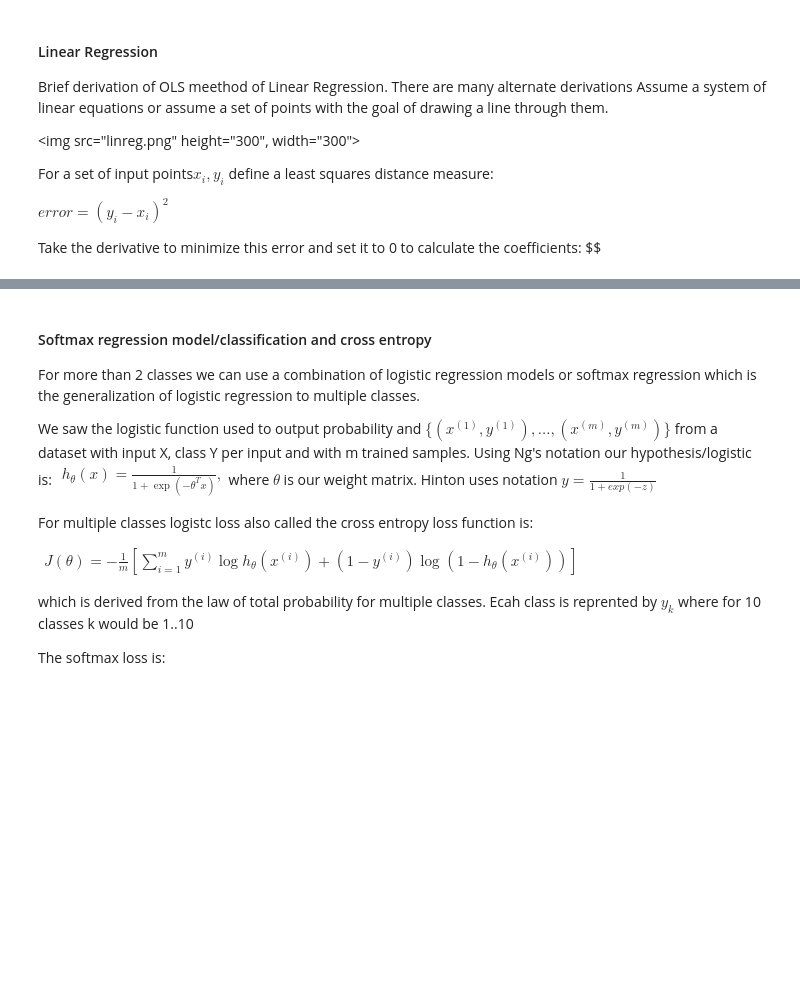
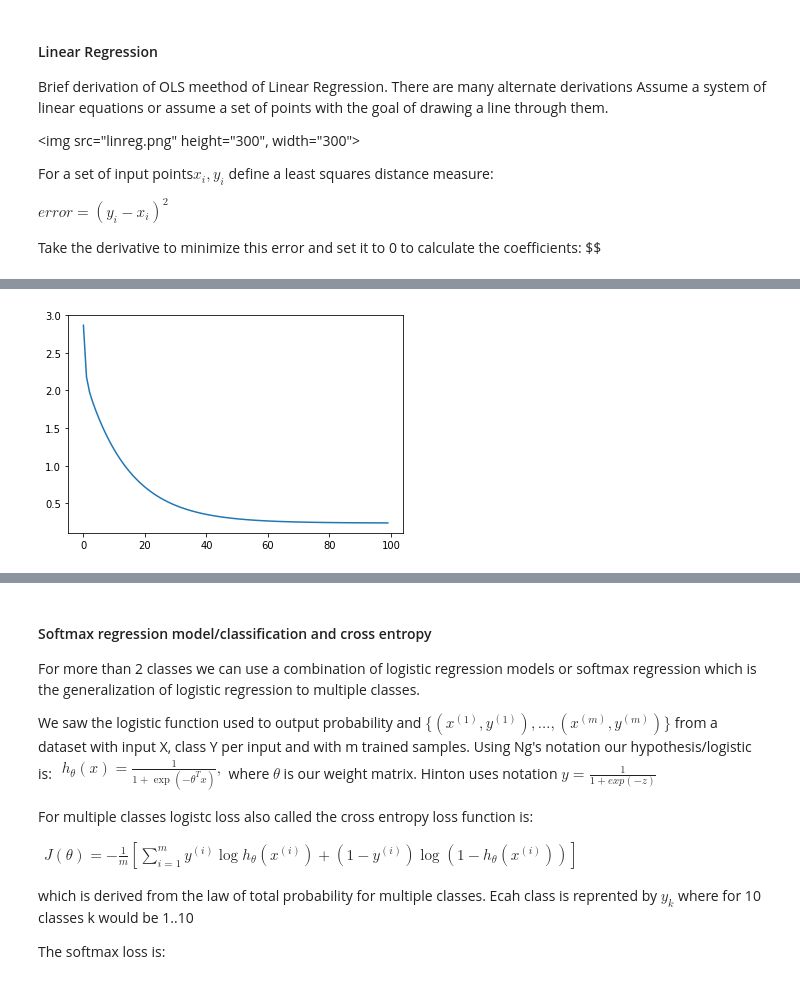
Before and after one commit to dougc333/DeepLearning, a Jupyter notebook: hinton/LinearRegressionNN.ipynb, the cells around one changed output, grey strips where cells are left out. Drawn from its saved outputs; the diff is of its cells as text; code cells hidden in the pictures; blank space fills up the shorter version.

```diff
--- a/hinton/LinearRegressionNN.ipynb
+++ b/hinton/LinearRegressionNN.ipynb
@@ -25,10 +25,6 @@ pos_examples1 = np.array([[0.871429,0.624585,1],[ -0.020000,-0.923588,1],
 neg_examples1 = np.array([[-0.80857,0.83721,1],[0.35714,0.85050,1],
                          [-0.75143,-0.73090,1],[-0.30000,0.12625,1]
                         ])
-
-
-
-x=pos_examples1
 # %% [markdown]
 The simplest neuron is a linear neuron used for performing linear separation.
 
@@ -108,0 +58,68 @@ classificaiton problem.
+# %%
+import matplotlib.pyplot as plt
+import numpy as np
+import tensorflow as tf
+from sklearn import datasets
+
+iris = datasets.load_iris()
+print (type(iris))
+print( "iris.feature_names:",iris.feature_names)
+print ("iris.data:",iris.data)
+print("iris.target_names:", iris.target_names)
+print (iris.target)
+
+#pick first and last columns to do regression on
+x = np.array([x[3] for x in iris.data])
+y = np.array([y[0] for y in iris.data])
+
+print("x:",x)
+print("y:",y)
+
+print("x shape:",x.shape)
+print("y shape:",y.shape)
+
+global_step = tf.Variable(0, trainable=False,name="global_step")
+
+#model
+x_ = tf.placeholder(tf.float32, shape=[None,1])
+y_ = tf.placeholder(tf.float32, shape=[None,1])
+
+m = tf.Variable(tf.zeros(shape=[1,1]))
+b = tf.Variable(tf.zeros(shape=[1,1]))
+
+output = tf.add(tf.matmul(x_,m),b)
+
+loss = tf.reduce_mean(tf.square(y_ - output))
+
+print("global_step:", global_step)
+learning_rate = tf.train.exponential_decay(
+    learning_rate=0.1, global_step=global_step,
+    decay_steps=100, decay_rate=0.001,name="learning_rate")
+print("learning_rate:", learning_rate)
+
+sess = tf.Session()
+init = tf.global_variables_initializer()
+
+optimizer = tf.train.GradientDescentOptimizer(learning_rate).minimize(loss)
+rand_index = np.random.choice(len(x), size=len(x))
+#print("rand_index:", rand_index)
+rand_x = np.transpose([x[rand_index]])
+rand_y = np.transpose([y[rand_index]])
+x_transpose = np.transpose(x)
+y_transpose = np.transpose(y)
+#print("rand_x:",rand_x)
+#print("rand_y:",rand_y)
+sess.run(init)
+sess.run(optimizer, feed_dict={x_: rand_x, y_: rand_y})
+graph_loss = []
+for epochs in range(100):
+    sess.run(optimizer, feed_dict={x_: rand_x, y_: rand_y})
+    epoch_loss = sess.run(loss,feed_dict={x_: rand_x, y_: rand_y} )
+    graph_loss.append(epoch_loss)
+    print("epochs:",epochs," epoch_loss:",epoch_loss," m:",sess.run(m)," b:",sess.run(b))
+x=[]
+x.extend(range(100))
+import matplotlib.pyplot as plt
+plt.plot(x,graph_loss)
+plt.show()
+# %% [output]
@@ -108,0 +143 @@ classificaiton problem.
+[figure, added]
```
Also changed, not shown: parts of 7 cells of this notebook, 3 other files.
